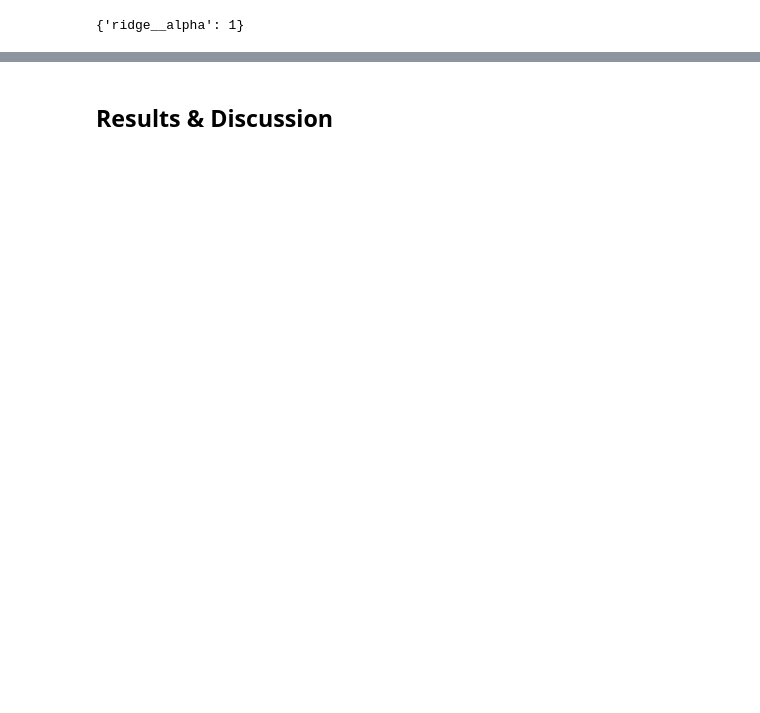
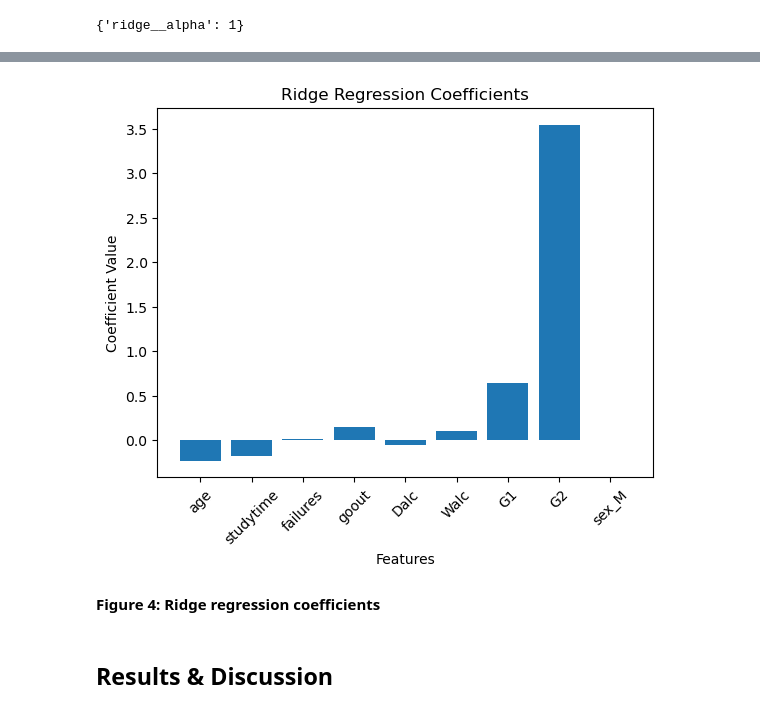
Before and after one commit to UBC-MDS/dsci-522-group-23, a Jupyter notebook: notebooks/student_performance_predictor_report.ipynb, the cells around one changed output, grey strips where cells are left out. Drawn from its saved outputs; the diff is of its cells as text; code cells hidden in the pictures; blank space fills up the shorter version.

```diff
--- a/notebooks/student_performance_predictor_report.ipynb
+++ b/notebooks/student_performance_predictor_report.ipynb
@@ -366,2 +388,13 @@ metrics.set_index('Metric')
 | Root Mean Squared Error (RMSE) | 1.956741 |
 | Mean Absolute Error (MAE) | 1.272044 |
+# %%
+import seaborn as sns
+
+# Assume coefficients are stored in a matrix `coef` (predictors x responses)
+coefs = best_model.named_steps['ridge'].coef_
+feature_names = best_model.named_steps['columntransformer']\
+    .get_feature_names_out().tolist()
+feature_names = [n.split("__")[1] for n in feature_names]
+
+coefs_df = pd.DataFrame({"features": feature_names, "coefs": coefs})
+coefs_df
@@ -368,3 +412,14 @@ metrics.set_index('Metric')
+# %%
+plt.bar(feature_names, coefs)
+plt.xlabel("Features")
+plt.ylabel("Coefficient Value")
+plt.title("Ridge Regression Coefficients")
+plt.xticks(rotation=45)
+plt.show()
+# %% [output]
+[figure, added]
+# %% [markdown]
+**Figure 4: Ridge regression coefficients**
 # %% [markdown]
 ## Results & Discussion
 # %% [markdown]
```
Also changed, not shown: parts of 10 cells of this notebook, 1 other file.
